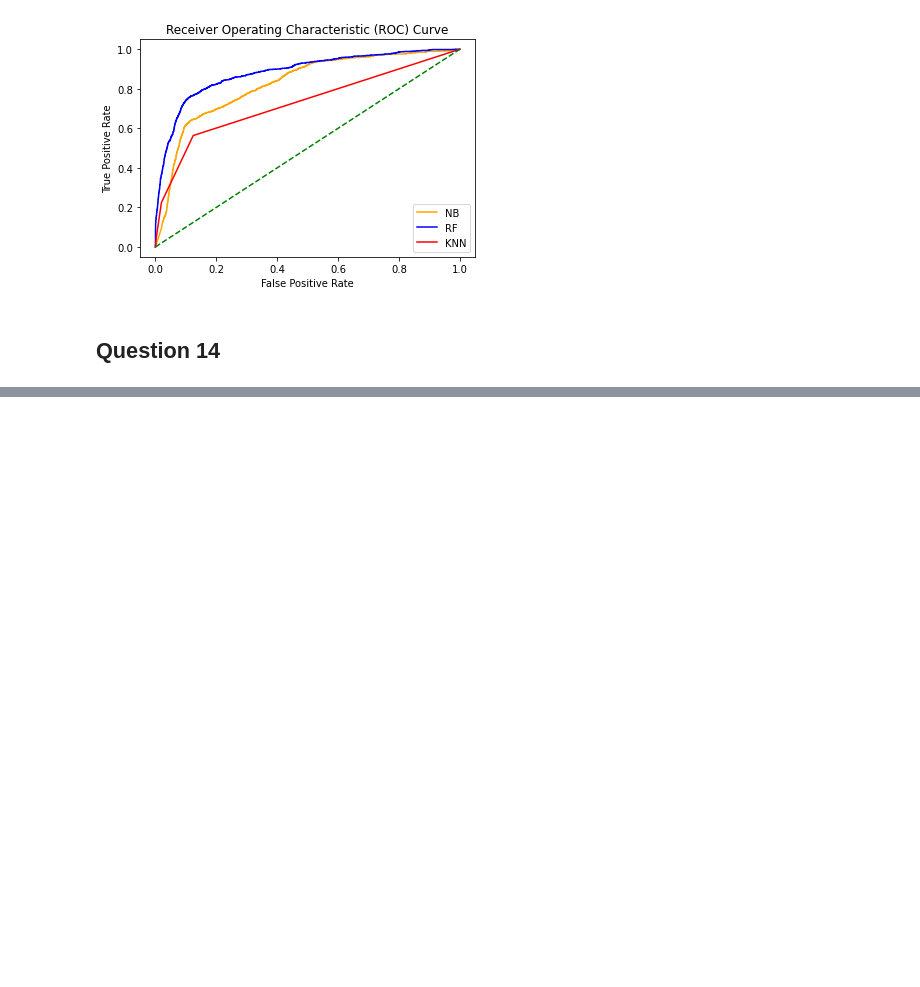
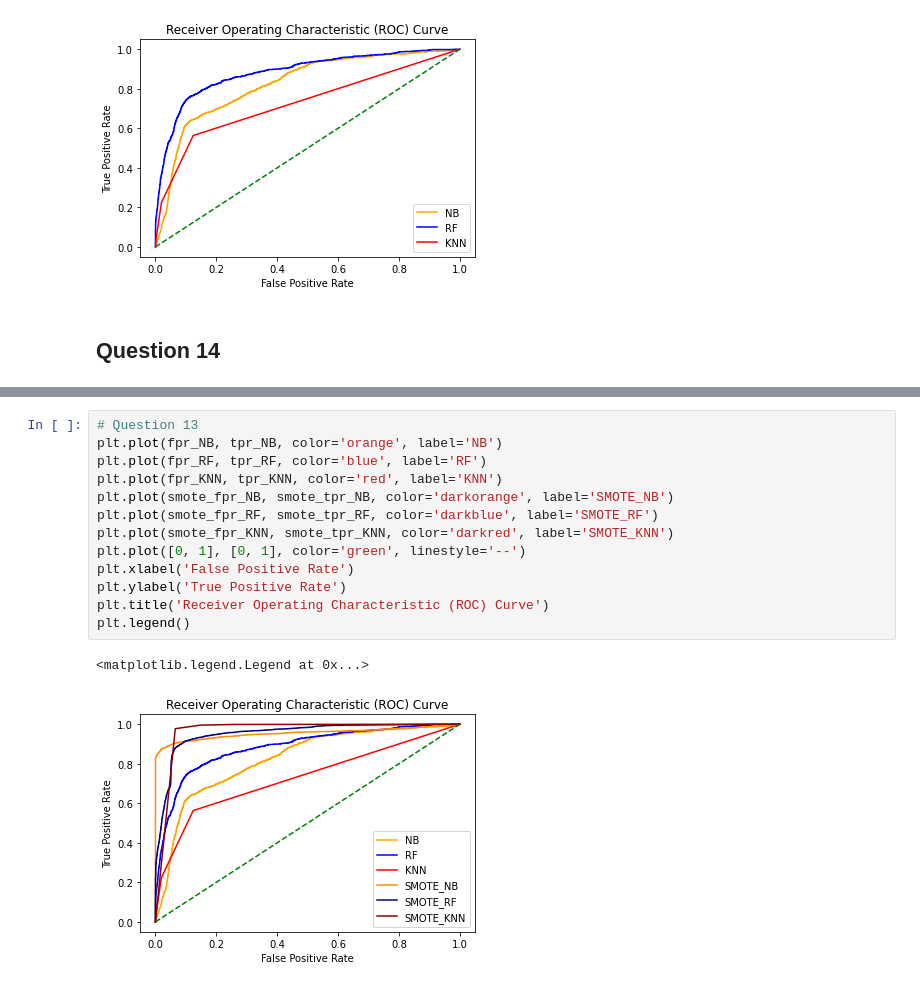
Before and after one commit to bashketchum02/Data-Mining-1, a Jupyter notebook: DataMining1.ipynb, the cells around one changed output, grey strips where cells are left out. Cells and saved outputs as stored; diff of their text form; blank space fills up the shorter version.

```diff
--- a/DataMining1.ipynb
+++ b/DataMining1.ipynb
@@ -701,0 +936,16 @@ plt.legend()
+# %%
+# Question 13
+plt.plot(fpr_NB, tpr_NB, color='orange', label='NB')
+plt.plot(fpr_RF, tpr_RF, color='blue', label='RF')
+plt.plot(fpr_KNN, tpr_KNN, color='red', label='KNN')
+plt.plot(smote_fpr_NB, smote_tpr_NB, color='darkorange', label='SMOTE_NB')
+plt.plot(smote_fpr_RF, smote_tpr_RF, color='darkblue', label='SMOTE_RF')
+plt.plot(smote_fpr_KNN, smote_tpr_KNN, color='darkred', label='SMOTE_KNN')
+plt.plot([0, 1], [0, 1], color='green', linestyle='--')
+plt.xlabel('False Positive Rate')
+plt.ylabel('True Positive Rate')
+plt.title('Receiver Operating Characteristic (ROC) Curve')
+plt.legend()
+# %% [output]
+<matplotlib.legend.Legend at 0x...>
+[figure, added]
```
Also changed, not shown: parts of 21 cells of this notebook.
